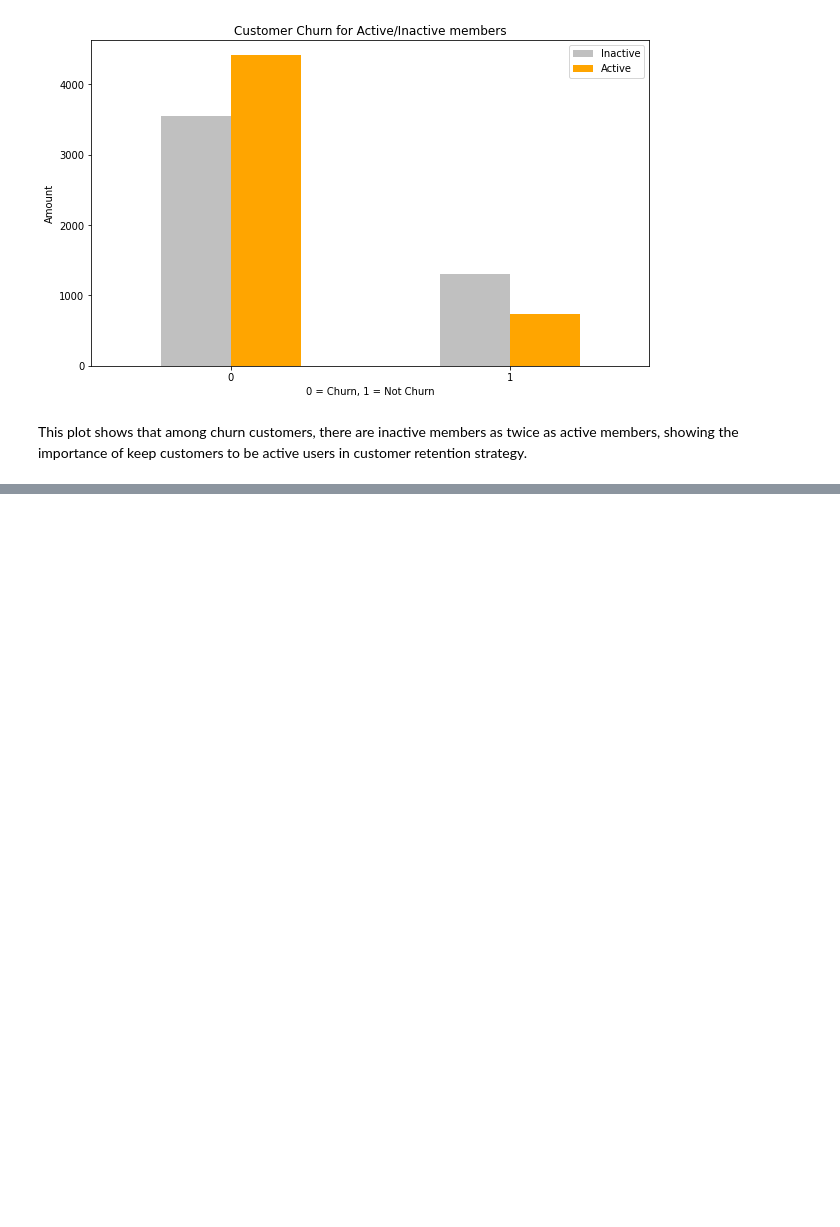
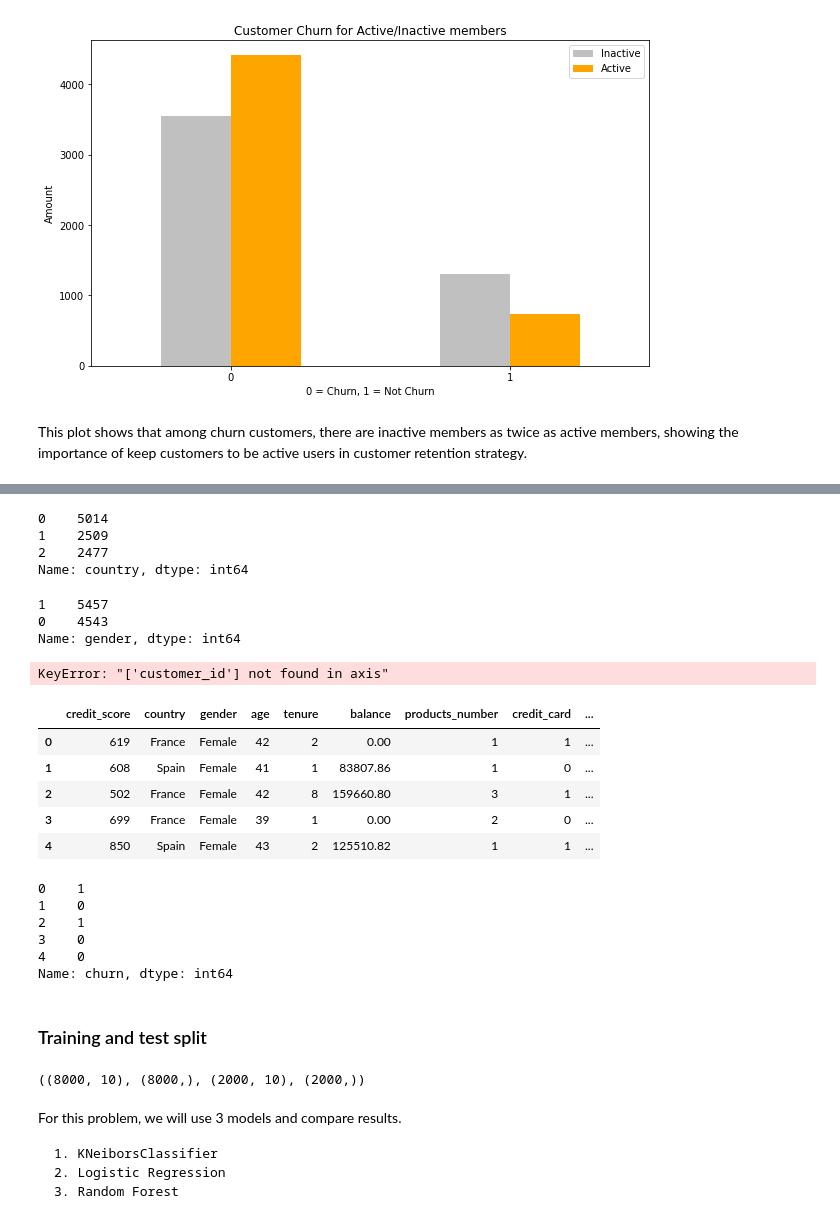
Before and after one commit to victoria-se/customer-churn, a Jupyter notebook: end-to-end-customer-churn-classification.ipynb, the cells around one changed output, grey strips where cells are left out. Drawn from its saved outputs; the diff is of its cells as text; code cells hidden in the pictures; blank space fills up the shorter version.

Commit message:
data preprocessing and modeling

```diff
--- a/end-to-end-customer-churn-classification.ipynb
+++ b/end-to-end-customer-churn-classification.ipynb
@@ -214,0 +286,2 @@ There are indeed problems in product 3 and 4 in customer retention.
+# %%
+df_tmp = df.copy()
@@ -214,0 +292,4 @@ There are indeed problems in product 3 and 4 in customer retention.
+# %%
+for label, content in df_tmp.items():
+    if pd.api.types.is_string_dtype(content):
+        df_tmp[label] = content.astype("category").cat.codes
@@ -214,0 +317,40 @@ There are indeed problems in product 3 and 4 in customer retention.
+# %%
+df_tmp.country.value_counts()
+# %% [output]
+0    5014
+1    2509
+2    2477
+Name: country, dtype: int64
+# %%
+df_tmp.gender.value_counts()
+# %% [output]
+1    5457
+0    4543
+Name: gender, dtype: int64
+# %%
+# Divide the dataset into X and y
+df = df_tmp.drop("customer_id", axis=1) # Since the customer_id is unique value, we will drop this column in modeling.
+X = df_tmp.drop("churn", axis=1)
+y = df_tmp.churn
+# %% [output]
+KeyError: "['customer_id'] not found in axis"
+# %%
+X.head()
+# %% [output]
+|  | credit_score | country | gender | age | tenure | balance | products_number | credit_card | ... |
+| 0 | 619 | France | Female | 42 | 2 | 0.00 | 1 | 1 | ... |
+| 1 | 608 | Spain | Female | 41 | 1 | 83807.86 | 1 | 0 | ... |
+| 2 | 502 | France | Female | 42 | 8 | 159660.80 | 3 | 1 | ... |
+| 3 | 699 | France | Female | 39 | 1 | 0.00 | 2 | 0 | ... |
+| 4 | 850 | Spain | Female | 43 | 2 | 125510.82 | 1 | 1 | ... |
+# %%
+y.head()
+# %% [output]
+0    1
+1    0
+2    1
+3    0
+4    0
+Name: churn, dtype: int64
+# %% [markdown]
+### Training and test split
@@ -214,0 +365,10 @@ There are indeed problems in product 3 and 4 in customer retention.
+# %%
+X_train.shape, y_train.shape, X_test.shape, y_test.shape
+# %% [output]
+((8000, 10), (8000,), (2000, 10), (2000,))
+# %% [markdown]
+For this problem, we will use 3 models and compare results.
+
+    1. KNeiborsClassifier
+    2. Logistic Regression
+    3. Random Forest
```
Also changed, not shown: parts of 45 cells of this notebook.
